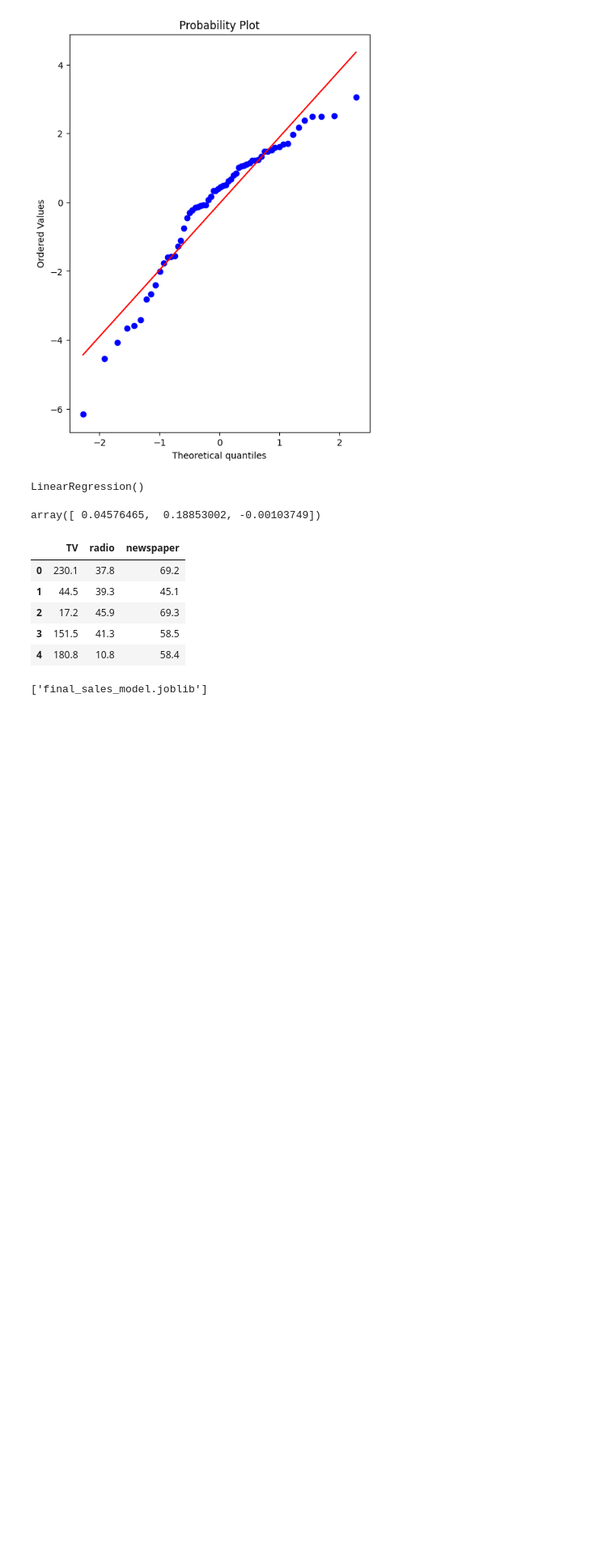
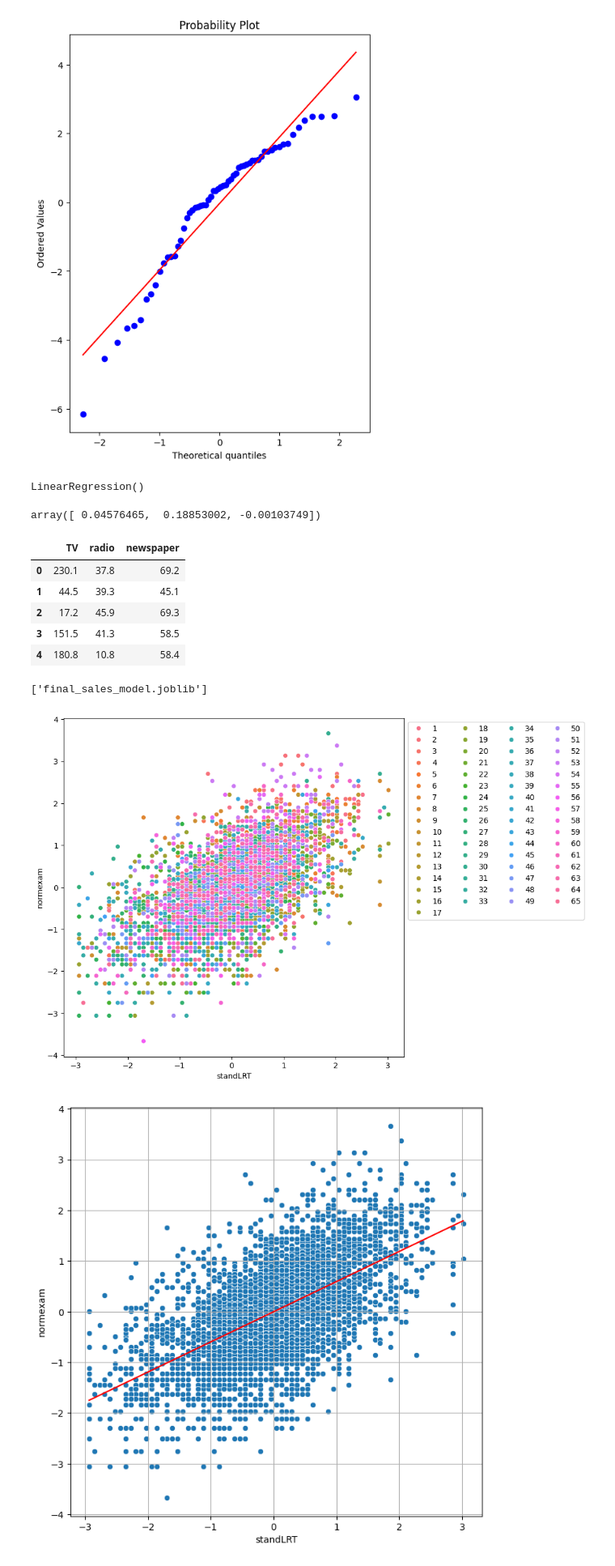
Before and after one commit to AlexTmbMifi/ML_basic, a Jupyter notebook: ML_LinearRegression.ipynb, the cells around one changed output. Shown at 81% size. Drawn from its saved outputs; the diff is of its cells as text; code cells hidden in the pictures; blank space fills up the shorter version.

```diff
--- a/ML_LinearRegression.ipynb
+++ b/ML_LinearRegression.ipynb
@@ -209,3 +211,33 @@ dump(final_model, 'final_sales_model.joblib') # сохраняем эту мод
 # loaded_model = load('final_sales_model.joblib') # выгрузка данных
 # %% [output]
 ['final_sales_model.joblib']
+# %%
+# Построение линейной регрессии
+# загружаем данные
+url = 'https://raw.githubusercontent.com/razority/R_data/main/Exam.xlsx'
+exam = pd.read_excel(url)
+exam['school'] = exam['school'].astype(str)
+# %%
+# рисуем диаграмму рассеяния
+fig, ax = plt.subplots(figsize=(8,8))
+g = sns.scatterplot(x='standLRT', y='normexam', hue='school', data=exam) # диаграммма рассеяния
+# немного надо трансформировать легенду
+h,l = g.get_legend_handles_labels()
+g.legend(h,l, ncol=4, bbox_to_anchor=(1, 1), loc=2)
+
+# исследуем модель
+model = smf.ols('normexam ~ standLRT', data=exam).fit()
+#display(model.summary())
+
+# линейная регрессия
+plt.figure(figsize=(8,8))
+x = np.array(exam.loc[:,'standLRT'])
+y = np.array(exam.loc[:,'normexam'])
+
+sns.scatterplot(x='standLRT', y='normexam', data=exam)
+b1, b0 = np.polyfit(x, y, 1) #  b0 - intercept, b1 - slope. Фитируем данные линейной функцией
+sns.lineplot(x = x, y = b0 + b1*x, color='red')
+plt.grid()
+# %% [output]
+[figure, added]
+[figure, added]
```
Also changed, not shown: parts of 4 cells of this notebook.
